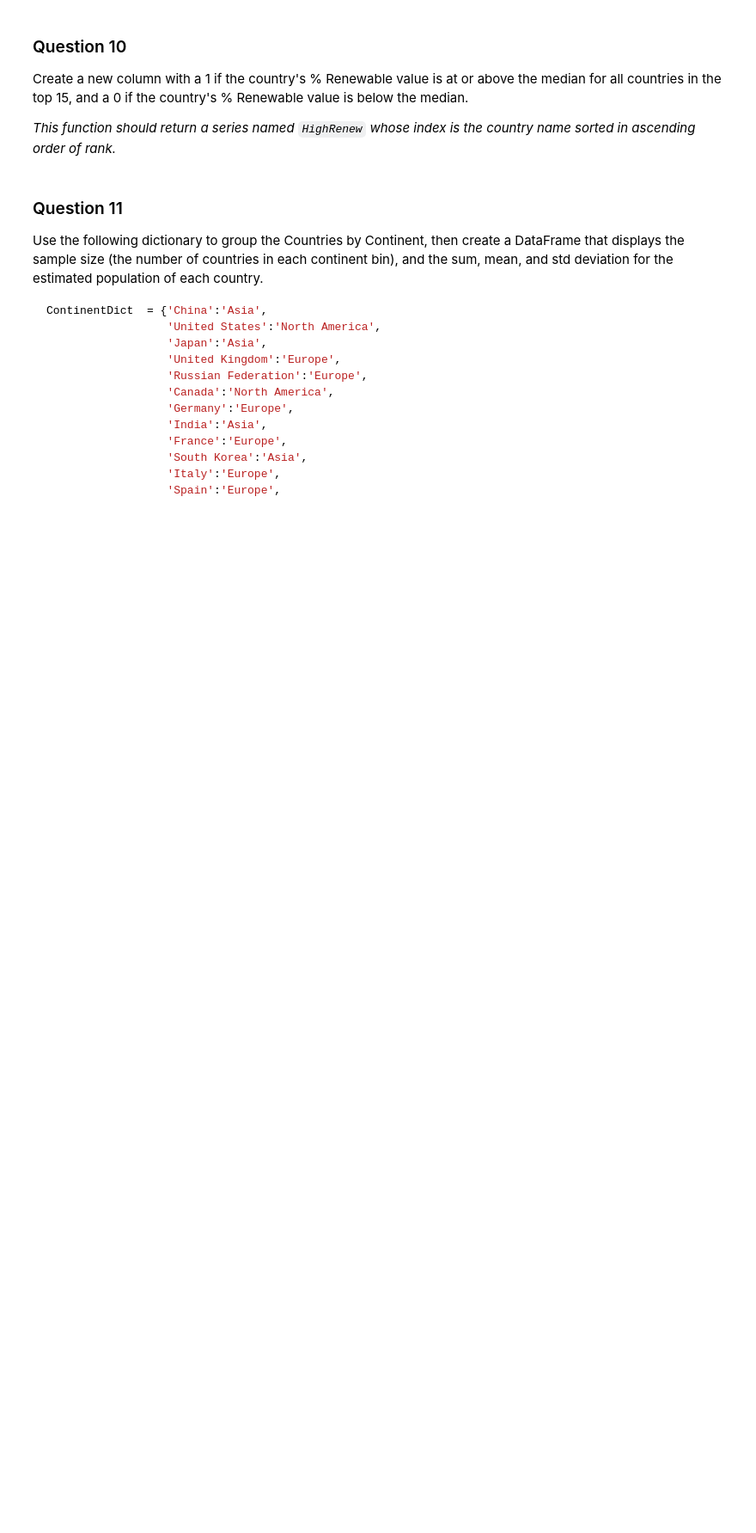
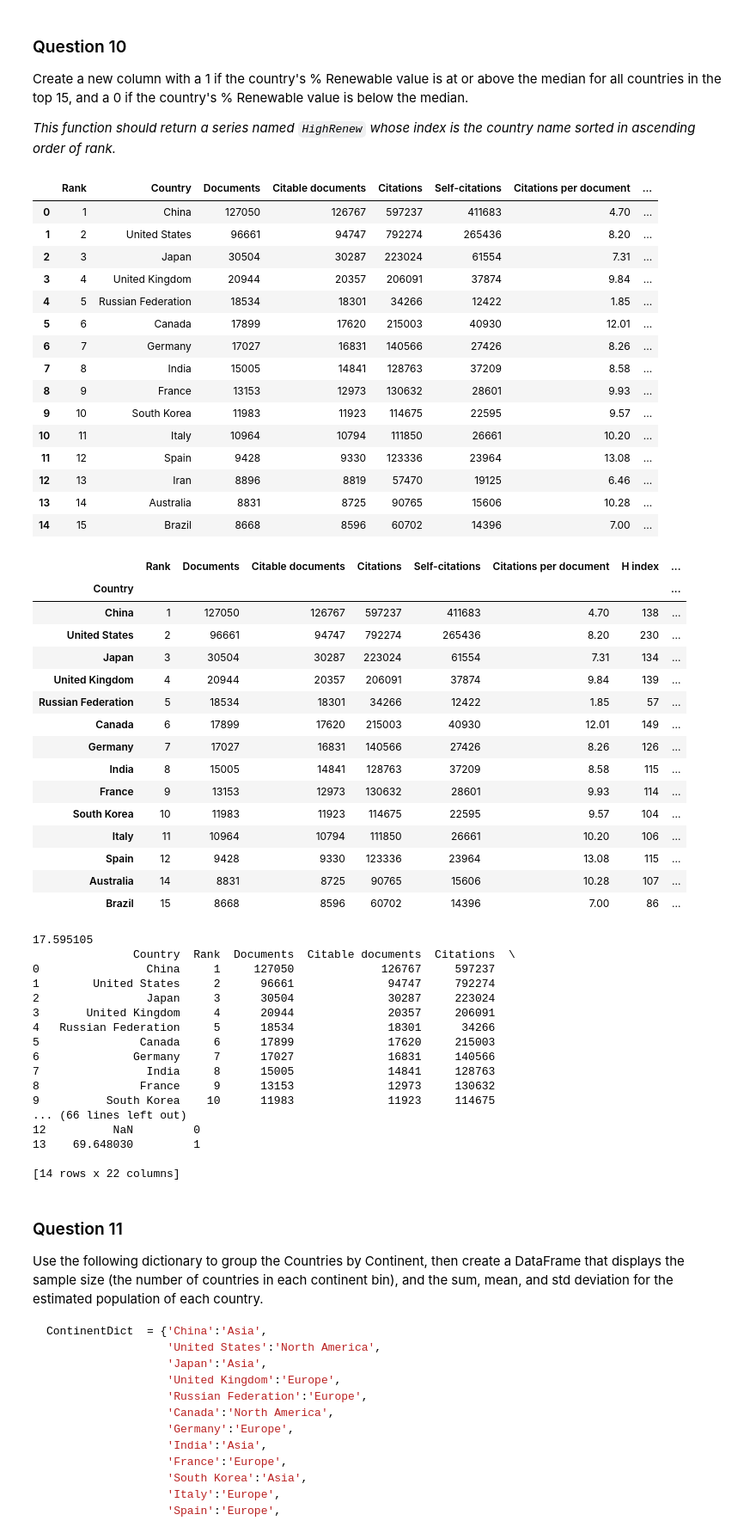
Before and after one commit to BranchManager/Intro-To-Data-Science, a Jupyter notebook: assignments/week3/assignment3.ipynb, the cells around one changed output. Shown: that part at 86% size. Cells and saved outputs as stored; diff of their text form; code cells hidden in the pictures; blank space fills up the shorter version.

```diff
--- a/assignments/week3/assignment3.ipynb
+++ b/assignments/week3/assignment3.ipynb
@@ -244,10 +529,72 @@ assert answer_nine() >= -1. and answer_nine() <= 1., "Q9: A valid correlation sh
 Create a new column with a 1 if the country's % Renewable value is at or above the median for all countries in the top 15, and a 0 if the country's % Renewable value is below the median.
 
 *This function should return a series named `HighRenew` whose index is the country name sorted in ascending order of rank.*
-# %%
-def answer_ten():
-    # YOUR CODE HERE
-    raise NotImplementedError()
+# %%
+def answer_ten():
+    # YOUR CODE HERE
+    final = answer_one()
+    median = final['% Renewable'].median()
+    print(median)
+    #for val in final:
+     #   print(val['% Renewable'])
+    HR = final['% Renewable'] > median
+    HR = HR = HR.astype(int)
+    final['HighRenew'] = HR
+    print(final)
+    #display(final)
+    #raise NotImplementedError()
+    return final
+answer_ten()
+# %% [output]
+|  | Rank | Country | Documents | Citable documents | Citations | Self-citations | Citations per document | ... |
+| 0 | 1 | China | 127050 | 126767 | 597237 | 411683 | 4.70 | ... |
+| 1 | 2 | United States | 96661 | 94747 | 792274 | 265436 | 8.20 | ... |
+| 2 | 3 | Japan | 30504 | 30287 | 223024 | 61554 | 7.31 | ... |
+| 3 | 4 | United Kingdom | 20944 | 20357 | 206091 | 37874 | 9.84 | ... |
+| 4 | 5 | Russian Federation | 18534 | 18301 | 34266 | 12422 | 1.85 | ... |
+| 5 | 6 | Canada | 17899 | 17620 | 215003 | 40930 | 12.01 | ... |
+| 6 | 7 | Germany | 17027 | 16831 | 140566 | 27426 | 8.26 | ... |
+| 7 | 8 | India | 15005 | 14841 | 128763 | 37209 | 8.58 | ... |
+| 8 | 9 | France | 13153 | 12973 | 130632 | 28601 | 9.93 | ... |
+| 9 | 10 | South Korea | 11983 | 11923 | 114675 | 22595 | 9.57 | ... |
+| 10 | 11 | Italy | 10964 | 10794 | 111850 | 26661 | 10.20 | ... |
+| 11 | 12 | Spain | 9428 | 9330 | 123336 | 23964 | 13.08 | ... |
+| 12 | 13 | Iran | 8896 | 8819 | 57470 | 19125 | 6.46 | ... |
+| 13 | 14 | Australia | 8831 | 8725 | 90765 | 15606 | 10.28 | ... |
+| 14 | 15 | Brazil | 8668 | 8596 | 60702 | 14396 | 7.00 | ... |
+|  | Rank | Documents | Citable documents | Citations | Self-citations | Citations per document | H index | ... |
+| Country |  |  |  |  |  |  |  | ... |
+| China | 1 | 127050 | 126767 | 597237 | 411683 | 4.70 | 138 | ... |
+| United States | 2 | 96661 | 94747 | 792274 | 265436 | 8.20 | 230 | ... |
+| Japan | 3 | 30504 | 30287 | 223024 | 61554 | 7.31 | 134 | ... |
+| United Kingdom | 4 | 20944 | 20357 | 206091 | 37874 | 9.84 | 139 | ... |
+| Russian Federation | 5 | 18534 | 18301 | 34266 | 12422 | 1.85 | 57 | ... |
+| Canada | 6 | 17899 | 17620 | 215003 | 40930 | 12.01 | 149 | ... |
+| Germany | 7 | 17027 | 16831 | 140566 | 27426 | 8.26 | 126 | ... |
+| India | 8 | 15005 | 14841 | 128763 | 37209 | 8.58 | 115 | ... |
+| France | 9 | 13153 | 12973 | 130632 | 28601 | 9.93 | 114 | ... |
+| South Korea | 10 | 11983 | 11923 | 114675 | 22595 | 9.57 | 104 | ... |
+| Italy | 11 | 10964 | 10794 | 111850 | 26661 | 10.20 | 106 | ... |
+| Spain | 12 | 9428 | 9330 | 123336 | 23964 | 13.08 | 115 | ... |
+| Australia | 14 | 8831 | 8725 | 90765 | 15606 | 10.28 | 107 | ... |
+| Brazil | 15 | 8668 | 8596 | 60702 | 14396 | 7.00 | 86 | ... |
+17.595105
+               Country  Rank  Documents  Citable documents  Citations  \
+0                China     1     127050             126767     597237
+1        United States     2      96661              94747     792274
+2                Japan     3      30504              30287     223024
+3       United Kingdom     4      20944              20357     206091
+4   Russian Federation     5      18534              18301      34266
+5               Canada     6      17899              17620     215003
+6              Germany     7      17027              16831     140566
+7                India     8      15005              14841     128763
+8               France     9      13153              12973     130632
+9          South Korea    10      11983              11923     114675
+... (66 lines left out)
+12          NaN         0
+13    69.648030         1
+
+[14 rows x 22 columns]
 # %%
 assert type(answer_ten()) == pd.Series, "Q10: You should return a Series!"
 # %% [markdown]
```
Also changed, not shown: parts of 14 cells of this notebook.
